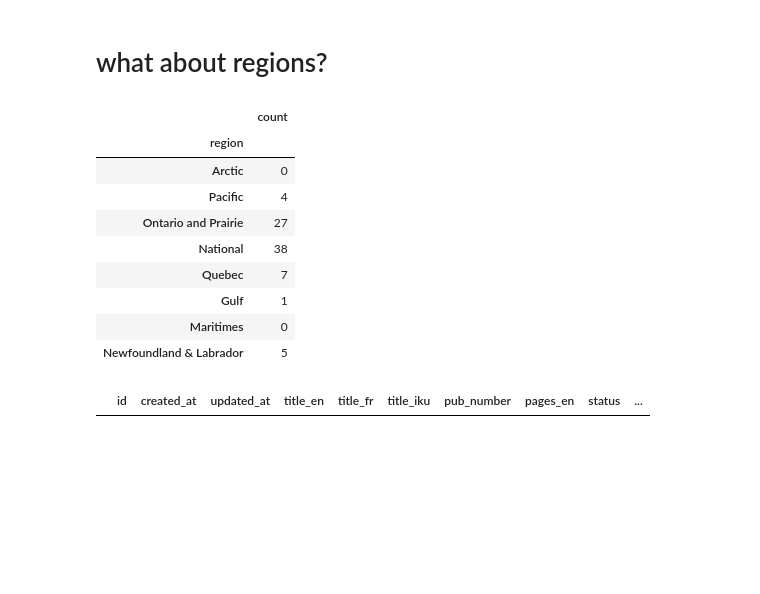
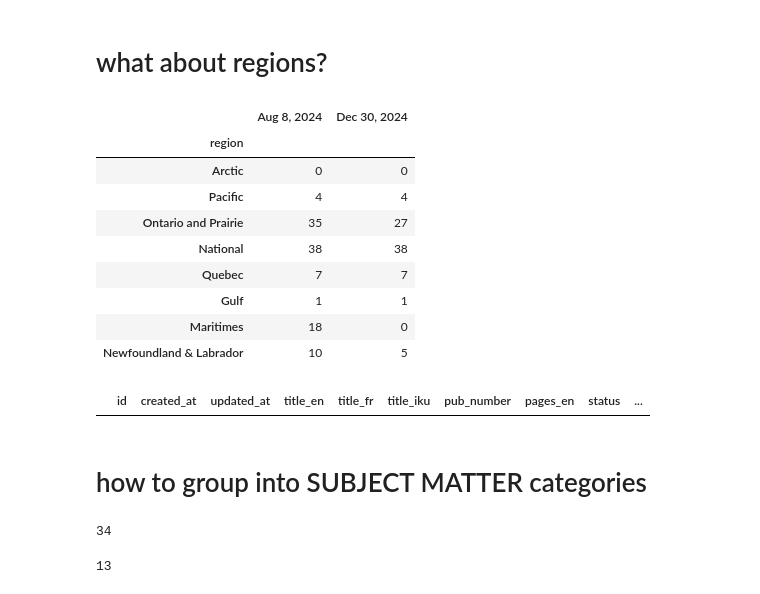
Before and after one commit to KevinCarr42/CSAS-Exploratory-Data-Analysis, a Jupyter notebook: doc_eda.ipynb, the cells around one changed output. Saved outputs shown, nothing was run; the diff lists cells and outputs as text; code cells hidden in the pictures; blank space fills up the shorter version.

Commit message:
updated calcs, completed eda for doc categories

```diff
--- a/doc_eda.ipynb
+++ b/doc_eda.ipynb
@@ -62,30 +62,36 @@ unpub_2020 = sql(
 )
 unpub_2020 = unpub_2020[unpub_2020['doc_type'] != "Document for translation only (e.g., meeting minutes, terms of reference)"]
 # %%
-col_order = ['Proceedings', 'Research Document', 'Science Advisory Report']
+col_order = ['Science Advisory Report', 'Science Response', 'Proceedings', 'Research Document']
+date_columns = ['Aug 8, 2024', 'Dec 30, 2024']
+
+df1 = unpub_2020_aug8.copy()
+df1['doc_type'] = pd.Categorical(unpub_2020_aug8['doc_type'], categories=col_order)
+df2 = unpub_2020.copy()
+df2['doc_type'] = pd.Categorical(unpub_2020['doc_type'], categories=col_order)
 
 print("Outstanding Publication by Type (Meetings December 2020 and Before)")
 
 df = pd.concat(
     [
-        pd.DataFrame(unpub_2020_aug8.drop_duplicates(subset='document_id', keep='first')['doc_type'].value_counts()[col_order]),
-        pd.DataFrame(unpub_2020.drop_duplicates(subset='document_id', keep='first')['doc_type'].value_counts()[col_order])
+        pd.DataFrame(df1.drop_duplicates(subset='document_id', keep='first')['doc_type'].value_counts()[col_order]),
+        pd.DataFrame(df2.drop_duplicates(subset='document_id', keep='first')['doc_type'].value_counts()[col_order])
     ],
     axis=1
 )
-df.columns = ['Aug 2024', 'Dec 2024']
+df.columns = date_columns
 display(df)
 
 print("excluding status = 0")
 
 df = pd.concat(
     [
-        pd.DataFrame(unpub_2020_aug8[unpub_2020_aug8.status != 0].drop_duplicates(subset='document_id', keep='first')['doc_type'].value_counts()[col_order]),
-        pd.DataFrame(unpub_2020[unpub_2020.status != 0].drop_duplicates(subset='document_id', keep='first')['doc_type'].value_counts()[col_order])
+        pd.DataFrame(df1[df1.status != 0].drop_duplicates(subset='document_id', keep='first')['doc_type'].value_counts().reindex(col_order)),
+        pd.DataFrame(df2[df2.status != 0].drop_duplicates(subset='document_id', keep='first')['doc_type'].value_counts().reindex(col_order))
     ],
     axis=1
 )
-df.columns = ['Aug 2024', 'Dec 2024']
+df.columns = date_columns
 display(df)
 # %% [output]
 Outstanding Publication by Type (Meetings December 2020 and Before)
@@ -174,42 +182,60 @@ documents[~documents.status.isin([12, 17, 99]) & documents.pub_number][['id', 'p
 # %% [markdown]
 # what about regions?
 # %%
-df = unpub_2020.copy()
+df1 = unpub_2020_aug8.copy()
+df2 = unpub_2020.copy()
 
 regions = {
     1: 'Gulf',
     2: 'Maritimes',
     3: 'Quebec',
     6: 'Newfoundland & Labrador',
     4: 'National',
     7: 'Ontario and Prairie',
     5: 'Pacific',
     8: 'Arctic',
 }
-df['region'] = df['region'].replace(regions)
-df['region'] = pd.Categorical(df['region'], categories=list(regions.values()))
+df1['region'] = df1['region'].replace(regions)
+df1['region'] = pd.Categorical(df1['region'], categories=list(regions.values()))
+df2['region'] = df2['region'].replace(regions)
+df2['region'] = pd.Categorical(df2['region'], categories=list(regions.values()))
 
-pd.DataFrame(df['region'].value_counts().reindex([
+df1 = pd.DataFrame(df1['region'].value_counts().reindex([
     'Arctic',
     'Pacific',
     'Ontario and Prairie',
     'National',
     'Quebec',
     'Gulf',
     'Maritimes',
     'Newfoundland & Labrador',
 ]))
+
+df2 = pd.DataFrame(df2['region'].value_counts().reindex([
+    'Arctic',
+    'Pacific',
+    'Ontario and Prairie',
+    'National',
+    'Quebec',
+    'Gulf',
+    'Maritimes',
+    'Newfoundland & Labrador',
+]))
+
+df = pd.concat([pd.DataFrame(df1), pd.DataFrame(df2)], axis=1)
+df.columns = date_columns
+display(df)
 # %% [output]
-|  | count |
-| region |  |
-| Arctic | 0 |
-| Pacific | 4 |
-| Ontario and Prairie | 27 |
-| National | 38 |
-| Quebec | 7 |
-| Gulf | 1 |
-| Maritimes | 0 |
-| Newfoundland & Labrador | 5 |
+|  | Aug 8, 2024 | Dec 30, 2024 |
+| region |  |  |
+| Arctic | 0 | 0 |
+| Pacific | 4 | 4 |
+| Ontario and Prairie | 35 | 27 |
+| National | 38 | 38 |
+| Quebec | 7 | 7 |
+| Gulf | 1 | 1 |
+| Maritimes | 18 | 0 |
+| Newfoundland & Labrador | 10 | 5 |
 # %%
 # zero Arctic documents? what about after 2020?
 documents[documents.lead_office_id == 8]
@@ -218,2 +244,14 @@ documents[documents.lead_office_id == 8]
 # %% [output]
 |  | id | created_at | updated_at | title_en | title_fr | title_iku | pub_number | pages_en | status | ... |
+# %% [markdown]
+# how to group into SUBJECT MATTER categories
+# %%
+branch = sql("SELECT * FROM shared_models_branch")
+len(set(branch.name))
+# %% [output]
+34
+# %%
+sector = sql("SELECT * FROM shared_models_sector")
+len(set(sector.name))
+# %% [output]
+13
```
Also changed, not shown: parts of 24 cells of this notebook.
